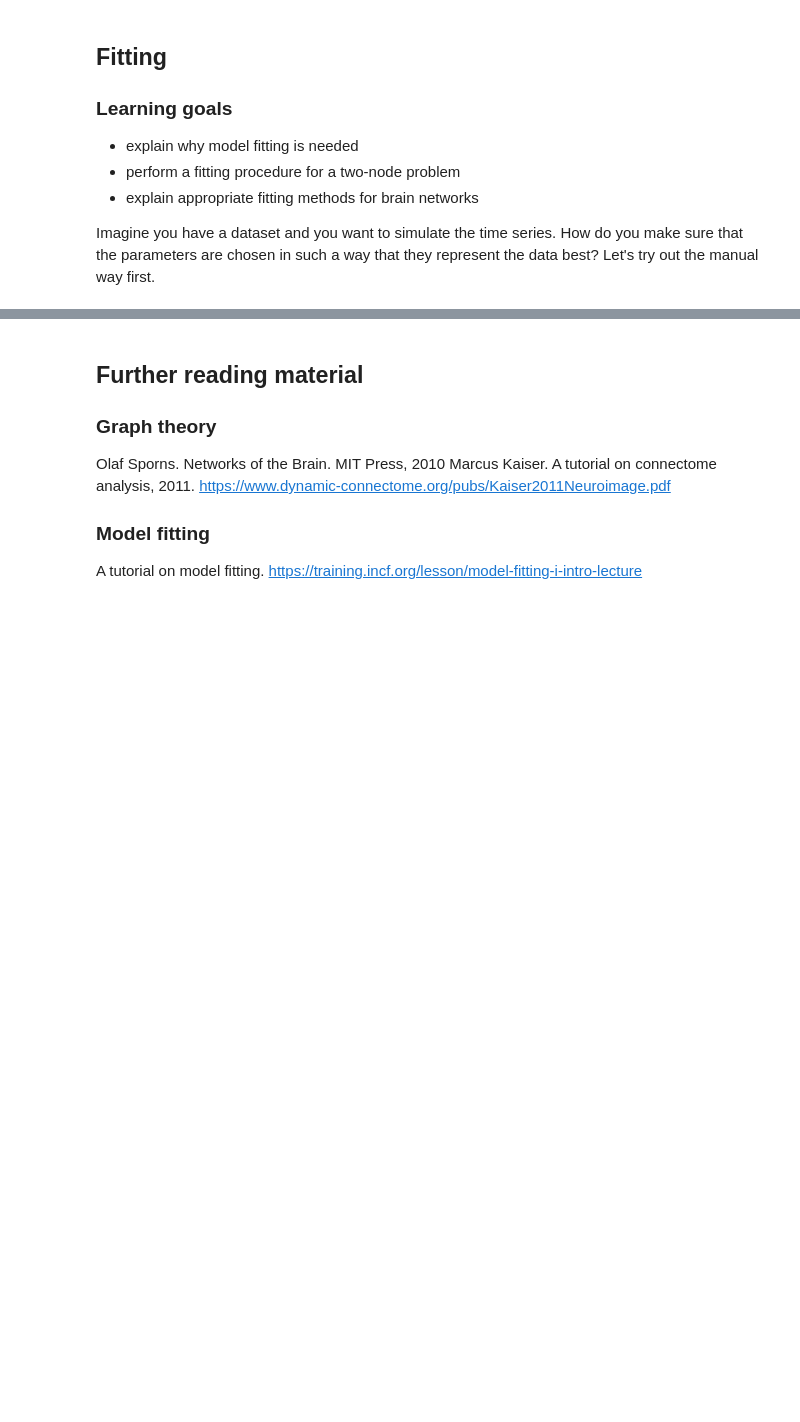
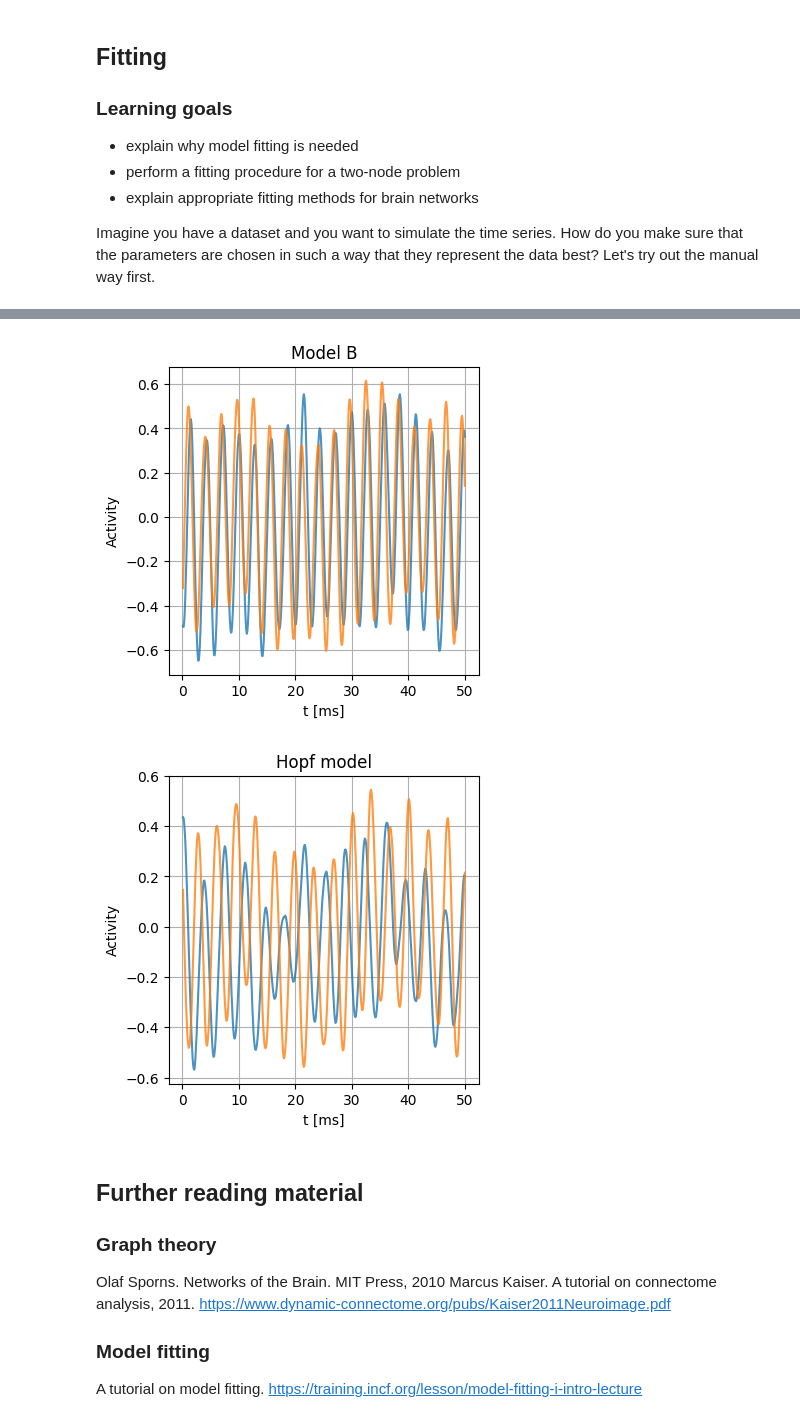
Before and after one commit to samuel-joh/workshop2025, a Jupyter notebook: 04_fitting_prep_material.ipynb, the cells around one changed output, grey strips where cells are left out. Saved outputs shown, nothing was run; the diff lists cells and outputs as text; code cells hidden in the pictures; blank space fills up the shorter version.

```diff
--- a/04_fitting_prep_material.ipynb
+++ b/04_fitting_prep_material.ipynb
@@ -155,3 +174,71 @@ figure.colorbar(tcf)
+# %%
+# @title
+# solution to exercise here:
+# B
+with open('/model_A.npy', 'rb') as f:
+  model_B = np.load(f)
+
+  # This is one implementaton of the Hopf model based on Neurolib
+  # functional connectivity measure
+  correlation_measure = ConnectivityMeasure(kind='correlation')
+
+  # setting parameters
+  # Number of brain regions
+  N = 2
+
+  # cmat is the structural connectivity matrix (here we start with a fully
+  # connected network)
+  cmat = np.array([[1, 0.02], [0.02, 1]])
+
+  # dmat is the delay matrix, at the moment we consider instantaneous interactions
+  # between brain regions, so no delays
+  dmat = np.zeros((N,N)) # no delays
+
+  # We import the model
+  model = HopfModel(Cmat=cmat, Dmat=dmat)
+
+  # intrinsic angular frequency of the oscillation (omega)
+  model.params['w'] =  1.8
+
+  # set the noise here
+  model.params['sigma_ou'] = 0.1
+
+  # set the global coupling parameter G here
+  model.params['K_gl'] = 0.5
+
+  # duration of the simulation (in ms)
+  model.params['duration'] = 50
+
+  # bifurcation parameter (we will disregard it for now)
+  model.params['a'] = 0
+
+  # seed to achieve same starting point as in model_A
+  model.params['seed'] = 42
+
+  model.run()
+
+  # Model B plots
+  plt.figure(figsize=(4, 4))
+  plt.plot(model.t, model_B[0], alpha=0.8)
+  plt.plot(model.t, model_B[1], alpha=0.8)
+  plt.title("Model B")
+  plt.xlabel("t [ms]")
+  plt.ylabel("Activity")
+  plt.grid(True)
+  plt.show()
+
+  # Hopf model plots
+  plt.figure(figsize=(4, 4))
+  plt.plot(model.t, model.x.T[:,0], alpha=0.8)
+  plt.plot(model.t, model.x.T[:,1], alpha=0.8)
+  plt.title("Hopf model")
+  plt.xlabel("t [ms]")
+  plt.ylabel("Activity")
+  plt.grid(True)
+  plt.show()
+# %% [output]
+[figure, added]
+[figure, added]
 # %% [markdown]
 ## Further reading material
 ### Graph theory
```
Also changed, not shown: parts of 2 cells of this notebook.
